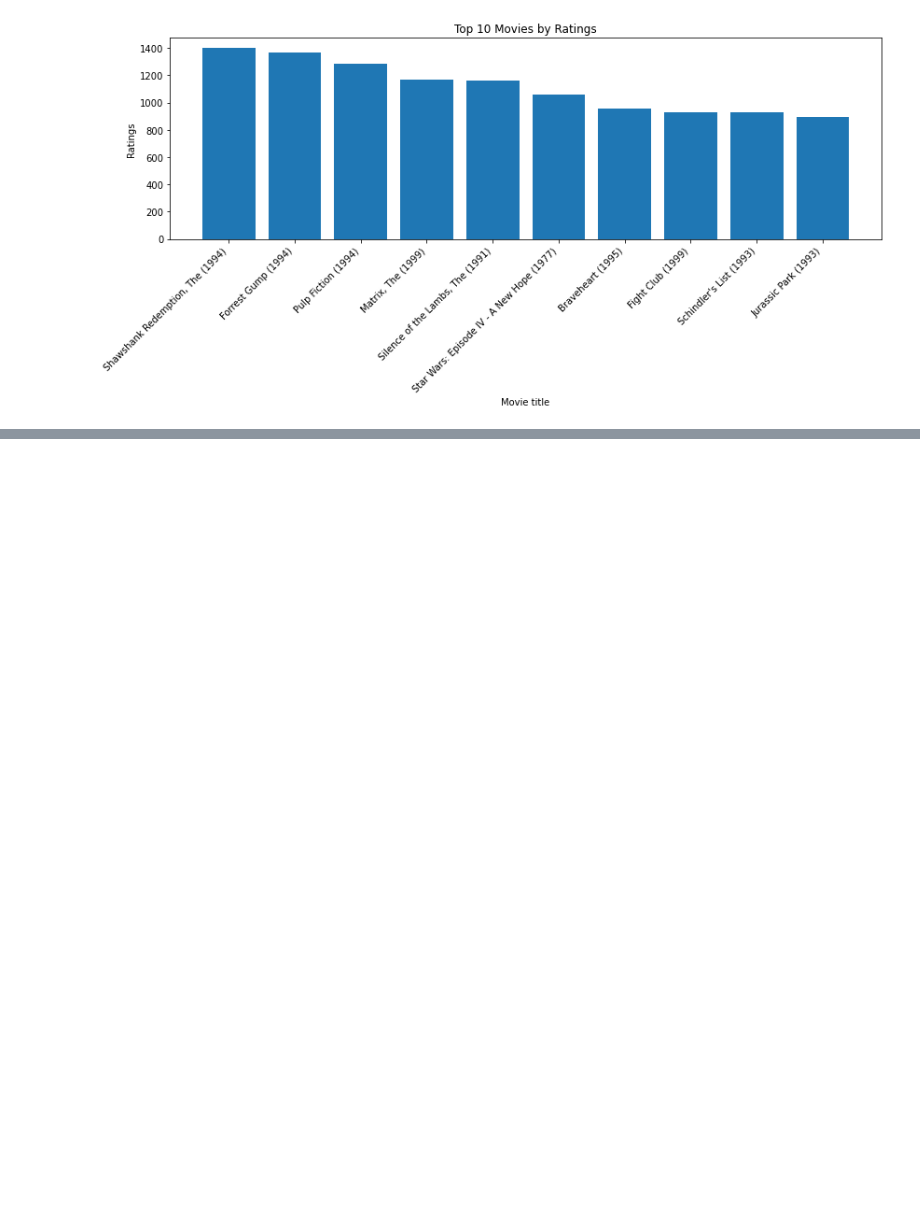
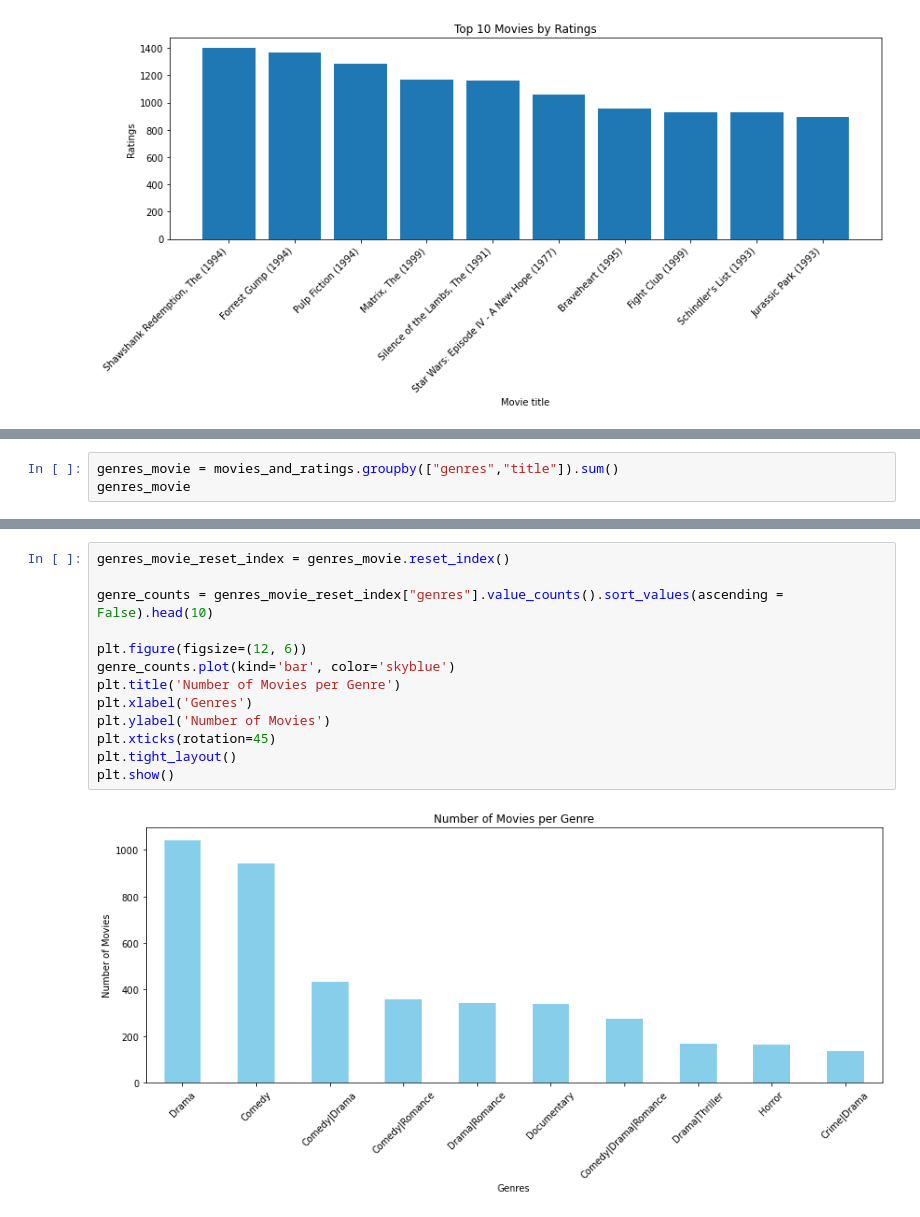
Before and after one commit to omulei/Movie_Recommender_System, a Jupyter notebook: Phase 4 project.ipynb, the cells around one changed output, grey strips where cells are left out. Drawn from its saved outputs; the diff is of its cells as text; blank space fills up the shorter version.

```diff
--- a/Phase 4 project.ipynb
+++ b/Phase 4 project.ipynb
@@ -291,0 +457,3 @@ plt.show()
+# %%
+genres_movie = movies_and_ratings.groupby(["genres","title"]).sum()
+genres_movie
@@ -291,0 +475,15 @@ plt.show()
+# %%
+genres_movie_reset_index = genres_movie.reset_index()
+
+genre_counts = genres_movie_reset_index["genres"].value_counts().sort_values(ascending = False).head(10)
+
+plt.figure(figsize=(12, 6))
+genre_counts.plot(kind='bar', color='skyblue')
+plt.title('Number of Movies per Genre')
+plt.xlabel('Genres')
+plt.ylabel('Number of Movies')
+plt.xticks(rotation=45)
+plt.tight_layout()
+plt.show()
+# %% [output]
+[figure, added]
```
Also changed, not shown: parts of 32 cells of this notebook.
